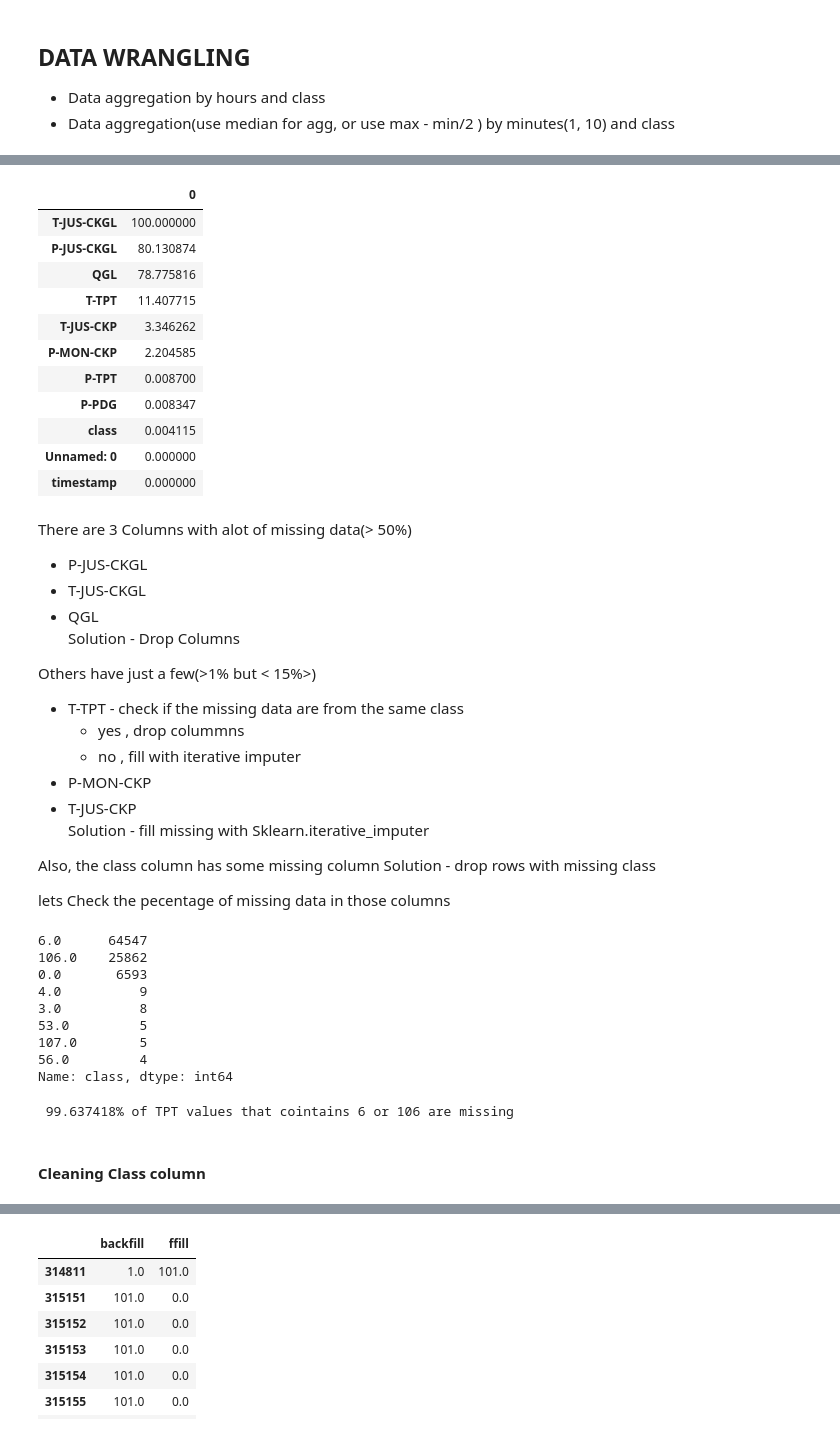
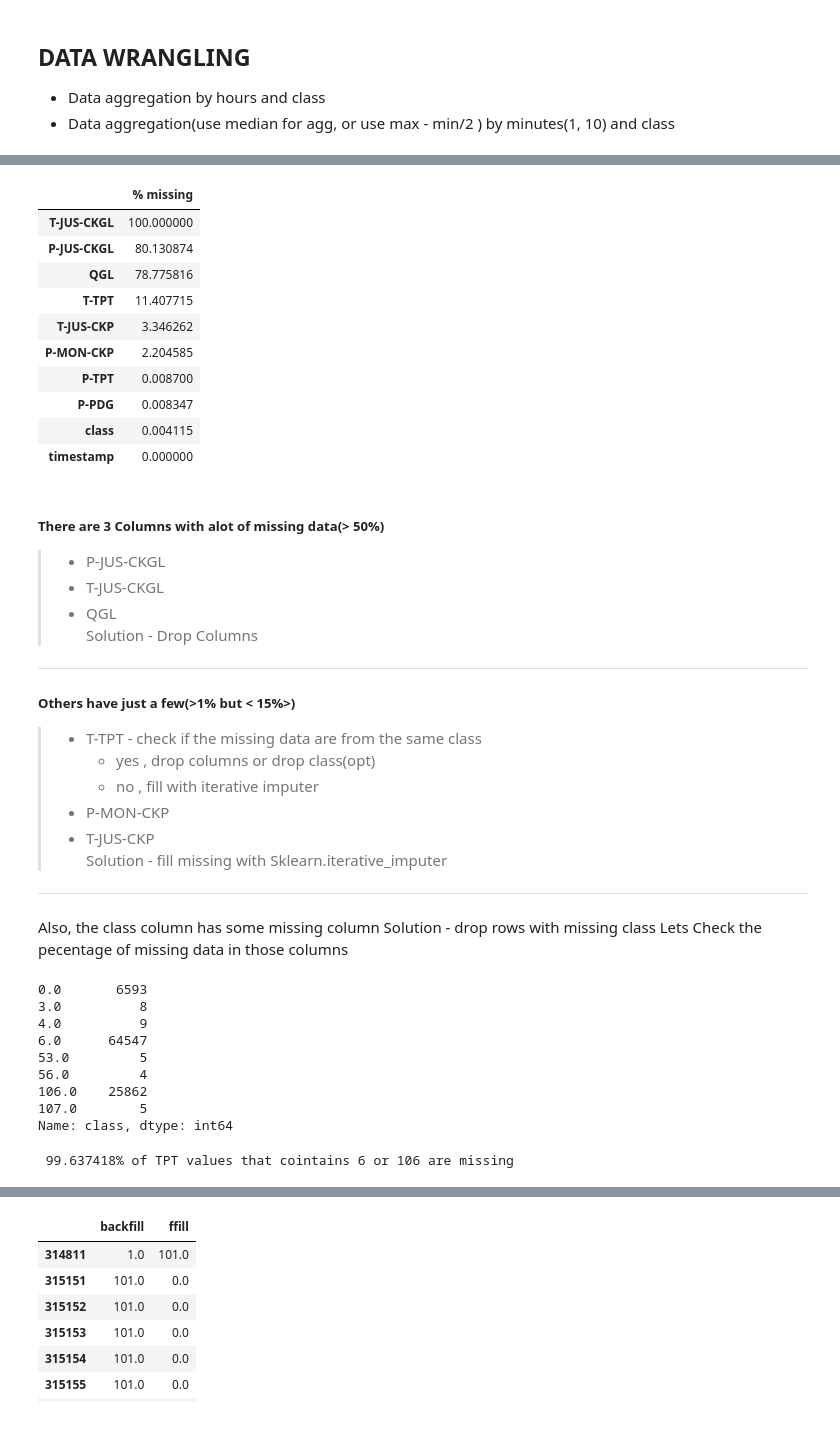
Before and after one commit to gilbertxvictor/Classification-of-undesirable-events-in-oil-well-operation, a Jupyter notebook: Task 1.ipynb, the cells around one changed output, grey strips where cells are left out. Cells and saved outputs as stored; diff of their text form; code cells hidden in the pictures.

```diff
--- a/Task 1.ipynb
+++ b/Task 1.ipynb
@@ -113,17 +114,19 @@ matrix(df)
 # %%
+# Percentage of missing values per column
+
 def per_missing(df):
     '''
     Finds the percentage of missing values in each column
     '''
     tot_len = len(df)
 
     per_missing = df.isna().sum().to_frame()
-    per_missing[0] = (per_missing[0]/tot_len) *100
-    return per_missing.sort_values(by = [0], ascending= False)
+    per_missing['% missing'] = (per_missing[0]/tot_len) *100
+    return per_missing.drop(columns = [0]).sort_values(by = ['% missing'], ascending= False)
 
 per_missing(df)
 # %% [output]
-|  | 0 |
+|  | % missing |
 | T-JUS-CKGL | 100.000000 |
 | P-JUS-CKGL | 80.130874 |
 | QGL | 78.775816 |
@@ -133,40 +136,40 @@ per_missing(df)
 | P-TPT | 0.008700 |
 | P-PDG | 0.008347 |
 | class | 0.004115 |
-| Unnamed: 0 | 0.000000 |
 | timestamp | 0.000000 |
 # %% [markdown]
-There are 3 Columns with alot of missing data(> 50%)
-- P-JUS-CKGL
-- T-JUS-CKGL
-- QGL
+##### There are 3 Columns with alot of missing data(> 50%)
+> - P-JUS-CKGL
+> - T-JUS-CKGL
+> - QGL
 Solution - Drop Columns
+***
 
-Others have just a few(>1% but < 15%>)
-- T-TPT    - check if the missing data are from the same class
-    - yes , drop colummns
-    - no  , fill with iterative imputer
-- P-MON-CKP
-- T-JUS-CKP
+##### Others have just a few(>1% but < 15%>)
+> - T-TPT    - check if the missing data are from the same class
+>     - yes , drop columns or drop class(opt)
+>     - no  , fill with iterative imputer
+> - P-MON-CKP
+> - T-JUS-CKP
 Solution -  fill missing with Sklearn.iterative_imputer
+***
 
 Also, the class column has some missing column
 Solution - drop rows with missing class
-
-lets Check the pecentage of missing data in those columns
+Lets Check the pecentage of missing data in those columns
 # %%
 # Explore T-TPT columnsdf
 missing_T_TPT_class =  df['class'][df['T-TPT'].isna()]
-missing_T_TPT_class.value_counts()
+missing_T_TPT_class.value_counts().sort_index()
 # %% [output]
+0.0       6593
+3.0          8
+4.0          9
 6.0      64547
+53.0         5
+56.0         4
 106.0    25862
-0.0       6593
-4.0          9
-3.0          8
-53.0         5
 107.0        5
-56.0         4
 Name: class, dtype: int64
 # %%
 # We see that the class 6 - Quick Restriction in PCK has alot of missing data
@@ -190,2 +191,0 @@ df1 = df.drop(columns=['T-JUS-CKGL','P-JUS-CKGL','QGL','T-TPT'], drop)
-# %% [markdown]
-#### Cleaning Class column
```
Also changed, not shown: parts of 30 cells of this notebook.
